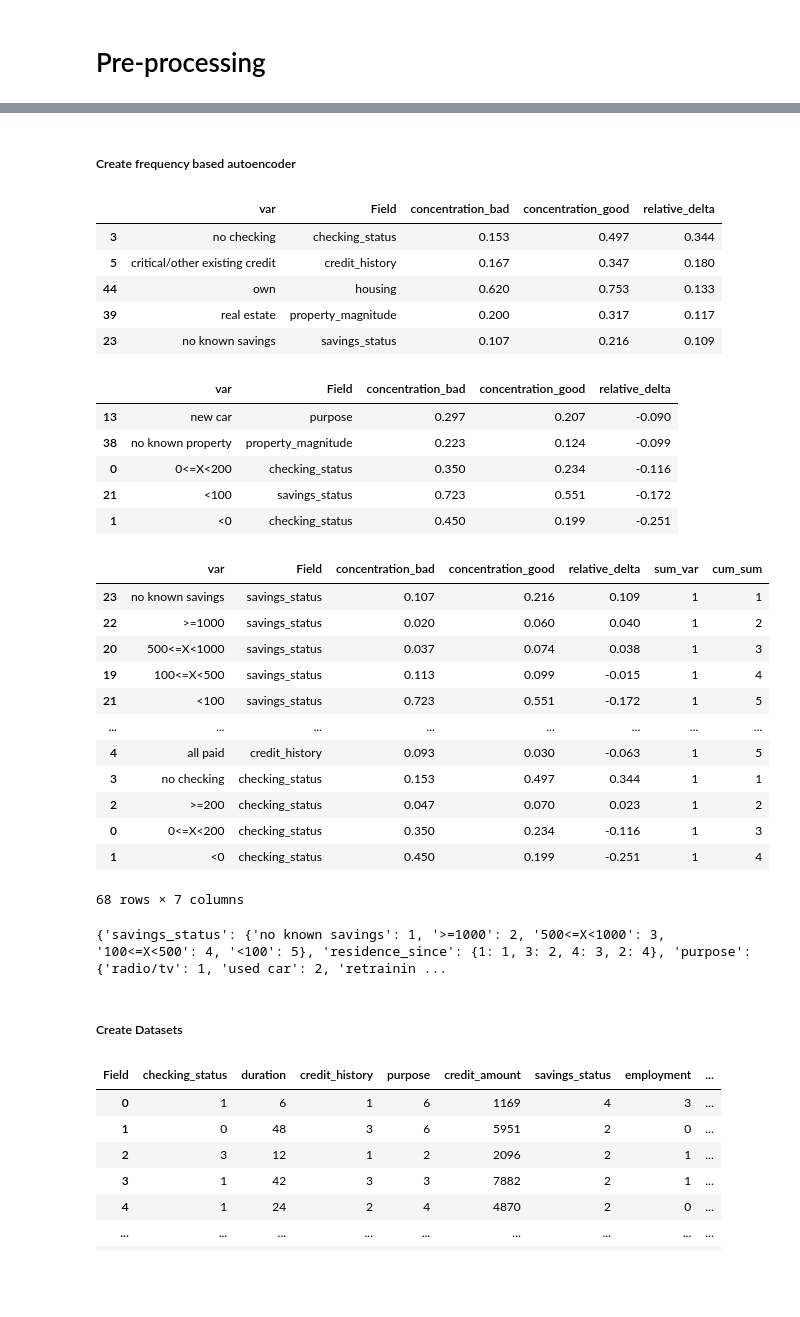
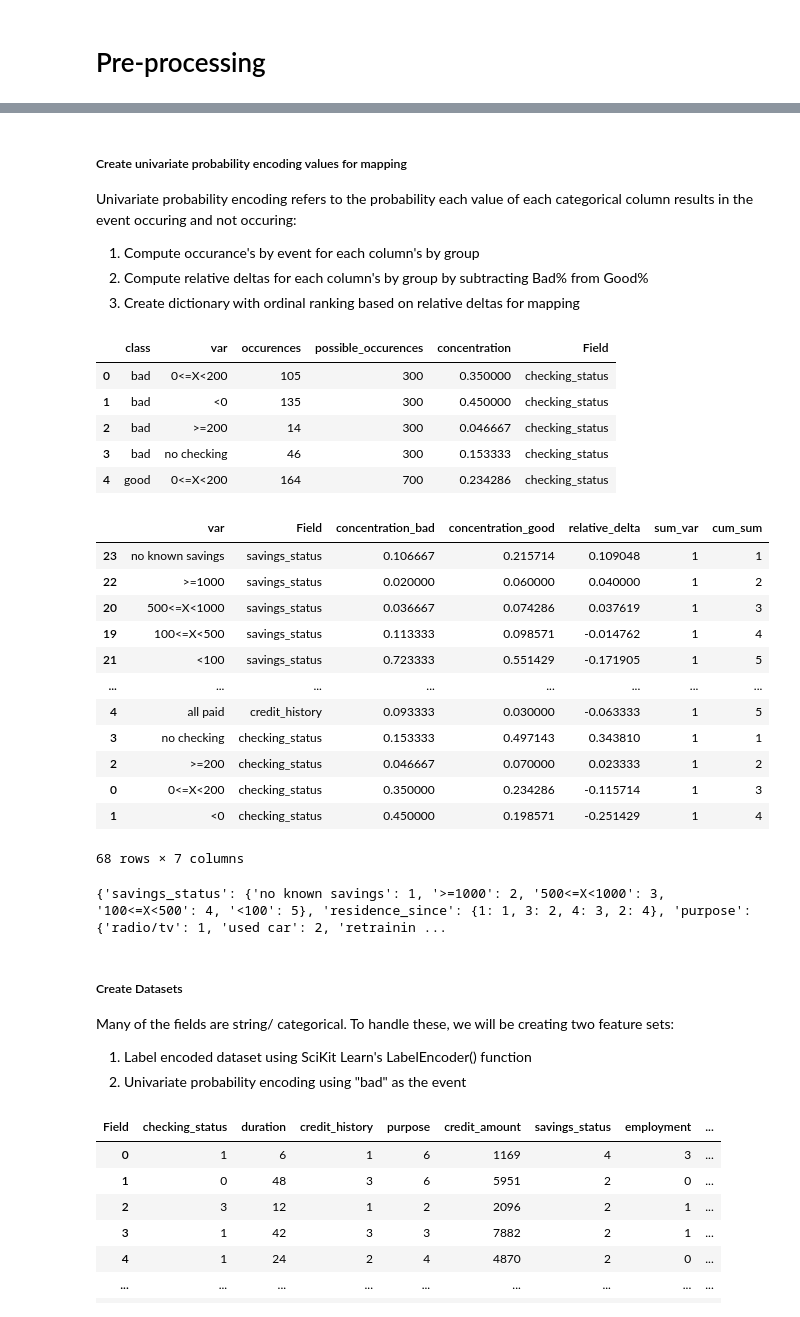
Before and after one commit to mattlibonati/Machine-Learning, a Jupyter notebook: Bank_Card_Customer_Classification.ipynb, the cells around one changed output, grey strips where cells are left out. Cells and saved outputs as stored; diff of their text form; code cells hidden in the pictures; blank space fills up the shorter version.

```diff
--- a/Bank_Card_Customer_Classification.ipynb
+++ b/Bank_Card_Customer_Classification.ipynb
@@ -11,17 +13,11 @@ pd.set_option('display.float_format', lambda x: '%.3f' % x) # prevents scientifi
 # %% [markdown]
 The source file is in .arff format. We used scipy.io's arff function to read the file and convert to a Pandas dataframe. The Pandas's max columns function is use to display all columns within the dataset.
 # %%
-from scipy.io import arff # used to read .arff file
+import pandas as pd
 
 pd.set_option('display.max_columns', None)
 
-# data_arff = arff.loadarff(r'C:\Users\mlibonati\Desktop\Unsupervised Learning\Assignment 3\dataset_31_credit-g.arff')
-
-#data = pd.DataFrame(data_arff[0])
-
-#data.to_excel('data_arff.xlsx')
-
-data = pd.read_excel('data_arff.xlsx')
+data = pd.read_csv('https://raw.githubusercontent.com/mattlibonati/Machine-Learning/main/datasets/bankcard_data.csv')
 
 display(data)
 
@@ -181,72 +174,79 @@ def hist_plot(freq_var, bins):
 # %% [markdown]
-##### Create frequency based autoencoder
+##### Create univariate probability encoding values for mapping
+Univariate probability encoding refers to the probability each value of each categorical column results in the event occuring and not occuring:
+1. Compute occurance's by event for each column's by group
+2. Compute relative deltas for each column's by group by subtracting Bad% from Good%
+3. Create dictionary with ordinal ranking based on relative deltas for mapping
 # %%
+################################
+# 1. Compute occurance's by event for each column's by group
 freq_df = pd.DataFrame()
 for col in [col for col in (string_cols + ['installment_commitment', 'residence_since', 'existing_credits', 'num_dependents'])]:
     x  = data.groupby(['class',col]).size().to_frame('occurences').reset_index()
     x2 = data.groupby(['class']).size().to_frame('possible_occurences').reset_index()
     x3 = pd.merge(x,
                   x2,
                   on = ['class'],
                   how = 'left')
     x3['concentration'] = x3['occurences']/x3['possible_occurences']
     x3['Field'] = col
     freq_df = freq_df.append(x3.rename(columns={col:'var'}))
 
-freq_df.head()
+display(freq_df.head())
 
+################################
+# 2. Compute relative deltas for each column's by group by subtracting Bad% from Good%
 r2 = pd.merge(freq_df[freq_df['class'] == 'bad'][['var','Field','concentration']].rename(columns={'concentration':'concentration_bad'}),
               freq_df[freq_df['class'] == 'good'][['var','Field','concentration']].rename(columns={'concentration':'concentration_good'}))
 
 r2['relative_delta'] = r2['concentration_good'] - r2['concentration_bad']
-display(r2.sort_values(by='relative_delta',ascending=False).head())
-display(r2.sort_values(by='relative_delta',ascending=False).tail())
+# display(r2.sort_values(by='relative_delta',ascending=False).head())
+# display(r2.sort_values(by='relative_delta',ascending=False).tail())
 
 r = r2.sort_values(by=['Field','relative_delta'], ascending = False)
 
 r['sum_var'] = 1
 r['cum_sum'] = r.groupby('Field')['sum_var'].transform(pd.Series.cumsum)
 
 display(r)
 
+################################
+# 3. Create dictionary with ordinal ranking based on relative deltas for mapping
+
 dict_ls = {}
-
 for Field in r['Field'].unique():
     df = r[r['Field'] == Field]
     dict_ls[Field] = dict(zip(df['var'], df['cum_sum']))
 
 print(dict_ls)
 
-pd.set_option('display.max_rows', 20)
+#pd.set_option('display.max_rows', 20)
 # %% [output]
-|  | var | Field | concentration_bad | concentration_good | relative_delta |
-| 3 | no checking | checking_status | 0.153 | 0.497 | 0.344 |
-| 5 | critical/other existing credit | credit_history | 0.167 | 0.347 | 0.180 |
-| 44 | own | housing | 0.620 | 0.753 | 0.133 |
-| 39 | real estate | property_magnitude | 0.200 | 0.317 | 0.117 |
-| 23 | no known savings | savings_status | 0.107 | 0.216 | 0.109 |
+|  | class | var | occurences | possible_occurences | concentration | Field |
+| 0 | bad | 0<=X<200 | 105 | 300 | 0.350000 | checking_status |
+| 1 | bad | <0 | 135 | 300 | 0.450000 | checking_status |
+| 2 | bad | >=200 | 14 | 300 | 0.046667 | checking_status |
+| 3 | bad | no checking | 46 | 300 | 0.153333 | checking_status |
+| 4 | good | 0<=X<200 | 164 | 700 | 0.234286 | checking_status |
-|  | var | Field | concentration_bad | concentration_good | relative_delta |
-| 13 | new car | purpose | 0.297 | 0.207 | -0.090 |
-| 38 | no known property | property_magnitude | 0.223 | 0.124 | -0.099 |
-| 0 | 0<=X<200 | checking_status | 0.350 | 0.234 | -0.116 |
-| 21 | <100 | savings_status | 0.723 | 0.551 | -0.172 |
-| 1 | <0 | checking_status | 0.450 | 0.199 | -0.251 |
+|  | var | Field | concentration_bad | concentration_good | relative_delta | sum_var | cum_sum |
+| 23 | no known savings | savings_status | 0.106667 | 0.215714 | 0.109048 | 1 | 1 |
+| 22 | >=1000 | savings_status | 0.020000 | 0.060000 | 0.040000 | 1 | 2 |
+| 20 | 500<=X<1000 | savings_status | 0.036667 | 0.074286 | 0.037619 | 1 | 3 |
+| 19 | 100<=X<500 | savings_status | 0.113333 | 0.098571 | -0.014762 | 1 | 4 |
+| 21 | <100 | savings_status | 0.723333 | 0.551429 | -0.171905 | 1 | 5 |
+| ... | ... | ... | ... | ... | ... | ... | ... |
+| 4 | all paid | credit_history | 0.093333 | 0.030000 | -0.063333 | 1 | 5 |
+| 3 | no checking | checking_status | 0.153333 | 0.497143 | 0.343810 | 1 | 1 |
+| 2 | >=200 | checking_status | 0.046667 | 0.070000 | 0.023333 | 1 | 2 |
+| 0 | 0<=X<200 | checking_status | 0.350000 | 0.234286 | -0.115714 | 1 | 3 |
+| 1 | <0 | checking_status | 0.450000 | 0.198571 | -0.251429 | 1 | 4 |
-|  | var | Field | concentration_bad | concentration_good | relative_delta | sum_var | cum_sum |
-| 23 | no known savings | savings_status | 0.107 | 0.216 | 0.109 | 1 | 1 |
-| 22 | >=1000 | savings_status | 0.020 | 0.060 | 0.040 | 1 | 2 |
-| 20 | 500<=X<1000 | savings_status | 0.037 | 0.074 | 0.038 | 1 | 3 |
-| 19 | 100<=X<500 | savings_status | 0.113 | 0.099 | -0.015 | 1 | 4 |
-| 21 | <100 | savings_status | 0.723 | 0.551 | -0.172 | 1 | 5 |
-| ... | ... | ... | ... | ... | ... | ... | ... |
-| 4 | all paid | credit_history | 0.093 | 0.030 | -0.063 | 1 | 5 |
-| 3 | no checking | checking_status | 0.153 | 0.497 | 0.344 | 1 | 1 |
-| 2 | >=200 | checking_status | 0.047 | 0.070 | 0.023 | 1 | 2 |
-| 0 | 0<=X<200 | checking_status | 0.350 | 0.234 | -0.116 | 1 | 3 |
-| 1 | <0 | checking_status | 0.450 | 0.199 | -0.251 | 1 | 4 |
 68 rows × 7 columns
 {'savings_status': {'no known savings': 1, '>=1000': 2, '500<=X<1000': 3, '100<=X<500': 4, '<100': 5}, 'residence_since': {1: 1, 3: 2, 4: 3, 2: 4}, 'purpose': {'radio/tv': 1, 'used car': 2, 'retrainin ...
 # %% [markdown]
 ##### Create Datasets
+Many of the fields are string/ categorical. To handle these, we will be creating two feature sets:
+1. Label encoded dataset using SciKit Learn's LabelEncoder() function
+2. Univariate probability encoding using "bad" as the event
 # %%
 ###################################
 # label encoded dataset
```
Also changed, not shown: parts of 14 cells of this notebook.
